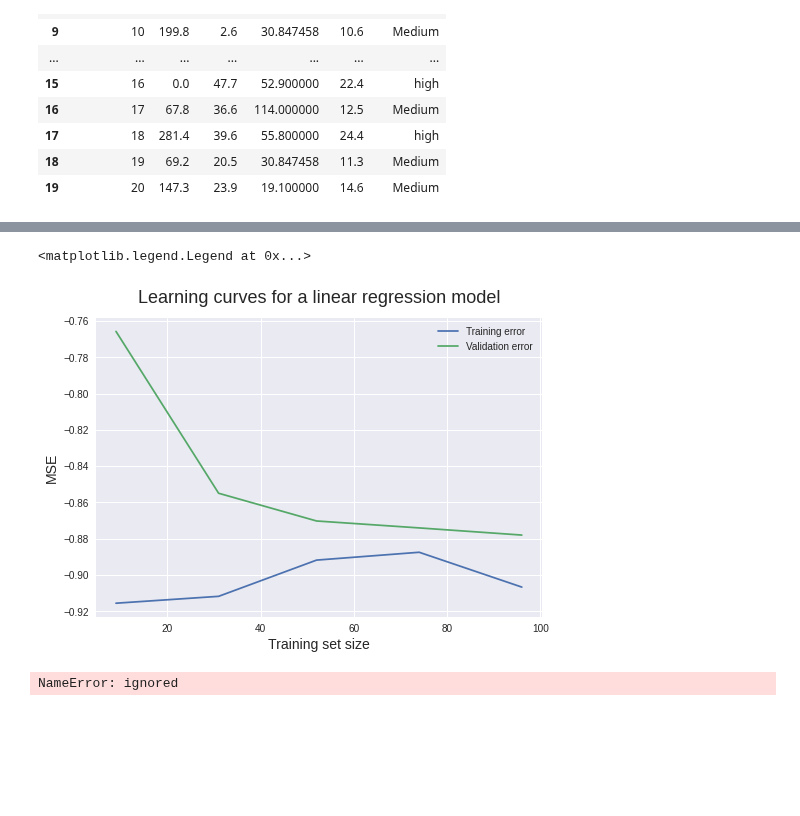
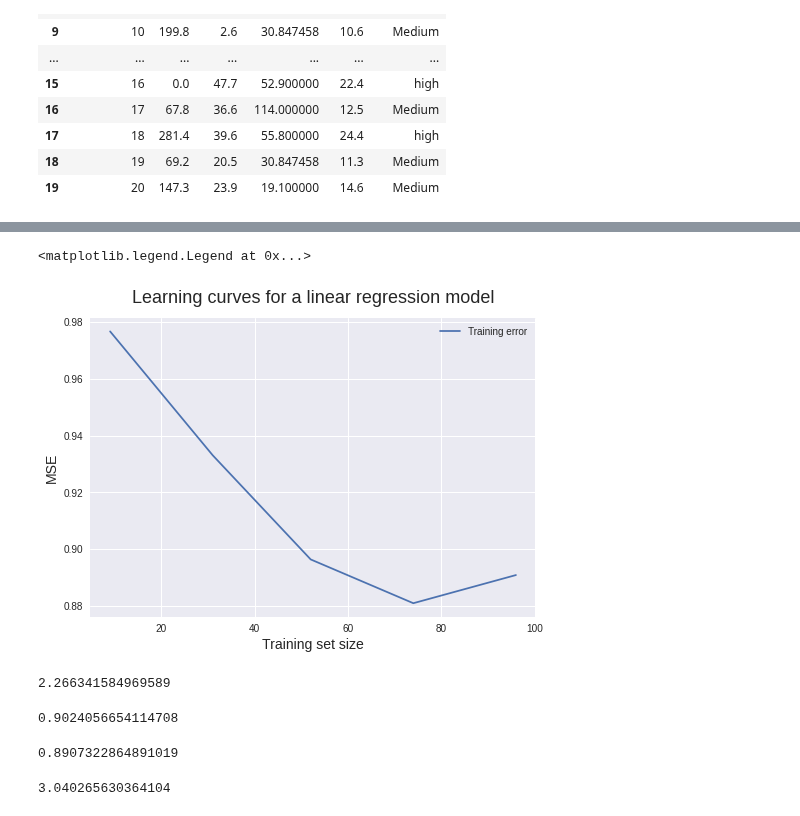
Before and after one commit to IIAnirudhII/AI-and-ML, a Jupyter notebook: Deep Learning/Lab2/Lab2(part2).ipynb, the cells around one changed output, grey strips where cells are left out. Drawn from its saved outputs; the diff is of its cells as text; code cells hidden in the pictures; blank space fills up the shorter version.

```diff
--- a/Deep Learning/Lab2/Lab2(part2).ipynb
+++ b/Deep Learning/Lab2/Lab2(part2).ipynb
@@ -173,3 +173,3 @@ from sklearn.preprocessing import StandardScaler
 # %%
-sc_X = StandardScaler()
+sc_X = MinMaxScaler()
 X = sc_X.fit_transform(X)
@@ -203,8 +179,8 @@ X_train, X_test, y_train, y_test = train_test_split(X, y, test_size = 0.4)
 # %%
 from sklearn.linear_model import LinearRegression
 from sklearn.model_selection import learning_curve
-# regressor=LinearRegression()
-# regressor.fit(X_train,y_train)
+regressor=LinearRegression()
+regressor.fit(X_train,y_train)
 
 train_sizes, train_scores, validation_scores=learning_curve( estimator=LinearRegression() , X=X_train , y=y_train)
 # %%
@@ -213,29 +189,34 @@ validation_scores_mean = -validation_scores.mean(axis=1)
 # %%
 import matplotlib.pyplot as plt
 
 plt.style.use('seaborn')
-plt.plot(train_sizes, train_scores_mean, label = 'Training error')
-plt.plot(train_sizes, validation_scores_mean, label = 'Validation error')
+plt.plot(train_sizes, -train_scores_mean, label = 'Training error')
 plt.ylabel('MSE', fontsize = 14)
 plt.xlabel('Training set size', fontsize = 14)
 plt.title('Learning curves for a linear regression model', fontsize = 18, y = 1.03)
 plt.legend()
 # %% [output]
 <matplotlib.legend.Legend at 0x...>
-[figure, old version]
+[figure, new version]
 # %%
 y_pred=regressor.predict(X_test)
-# %% [output]
-NameError: ignored
 # %%
 mean_squuared_error=np.mean(np.square(np.subtract(y_pred,y_test)))
 mean_squuared_error
+# %% [output]
+2.266341584969589
 # %%
 from sklearn.metrics import r2_score
 r2_score(y_test, y_pred)
+# %% [output]
+0.9024056654114708
 # %%
 regressor.score(X_train,y_train)
+# %% [output]
+0.8907322864891019
 # %%
 regressor.intercept_
+# %% [output]
+3.040265630364104
 # %%
 regressor.coef_
```
Also changed, not shown: parts of 4 cells of this notebook.
